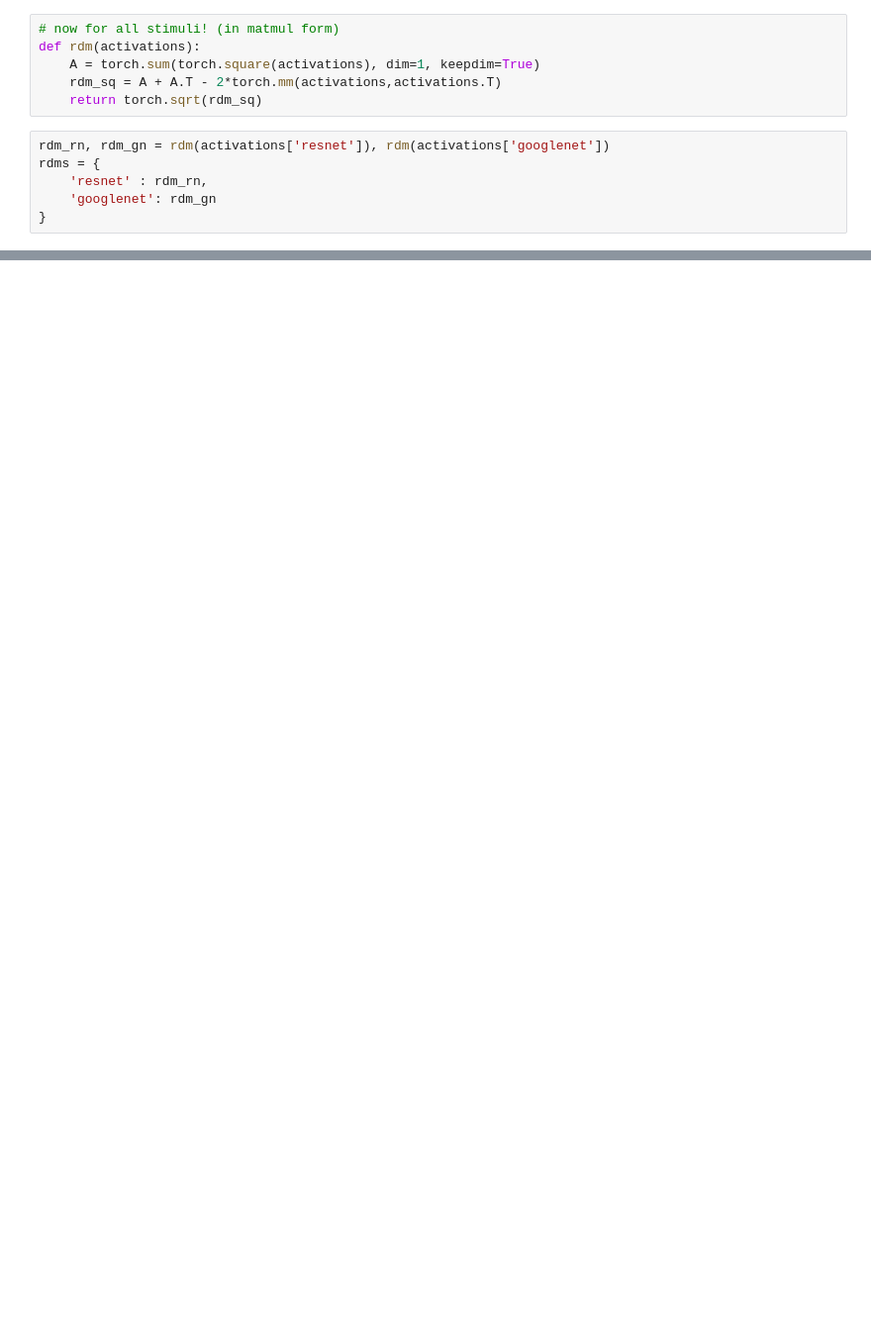
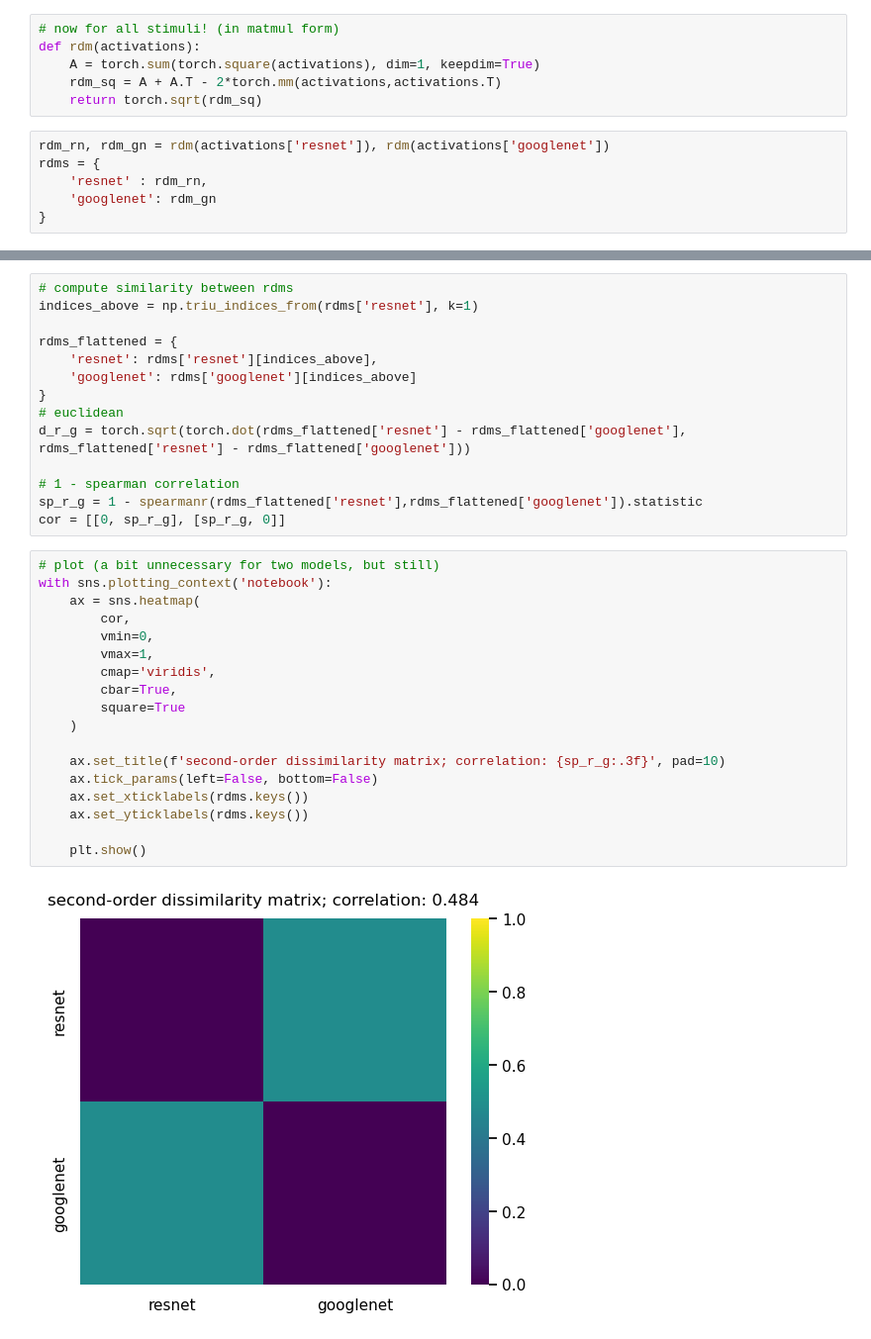
Before and after one commit to bfausten/simple-rsa-test, a Jupyter notebook: rsa_test.ipynb, the cells around one changed output, grey strips where cells are left out. Shown at 99% size. Saved outputs shown, nothing was run; the diff lists cells and outputs as text; blank space fills up the shorter version.

```diff
--- a/rsa_test.ipynb
+++ b/rsa_test.ipynb
@@ -137,0 +125,34 @@ with sns.plotting_context('notebook'):
+# %%
+# compute similarity between rdms
+indices_above = np.triu_indices_from(rdms['resnet'], k=1)
+
+rdms_flattened = {
+    'resnet': rdms['resnet'][indices_above],
+    'googlenet': rdms['googlenet'][indices_above]
+}
+# euclidean
+d_r_g = torch.sqrt(torch.dot(rdms_flattened['resnet'] - rdms_flattened['googlenet'], rdms_flattened['resnet'] - rdms_flattened['googlenet']))
+
+# 1 - spearman correlation
+sp_r_g = 1 - spearmanr(rdms_flattened['resnet'],rdms_flattened['googlenet']).statistic
+cor = [[0, sp_r_g], [sp_r_g, 0]]
+# %%
+# plot (a bit unnecessary for two models, but still)
+with sns.plotting_context('notebook'):
+    ax = sns.heatmap(
+        cor,
+        vmin=0,
+        vmax=1,
+        cmap='viridis',
+        cbar=True,
+        square=True
+    )
+
+    ax.set_title(f'second-order dissimilarity matrix; correlation: {sp_r_g:.3f}', pad=10)
+    ax.tick_params(left=False, bottom=False)
+    ax.set_xticklabels(rdms.keys())
+    ax.set_yticklabels(rdms.keys())
+
+    plt.show()
+# %% [output]
+[figure, added]
```
Also changed, not shown: parts of 7 cells of this notebook, 1 other file.
